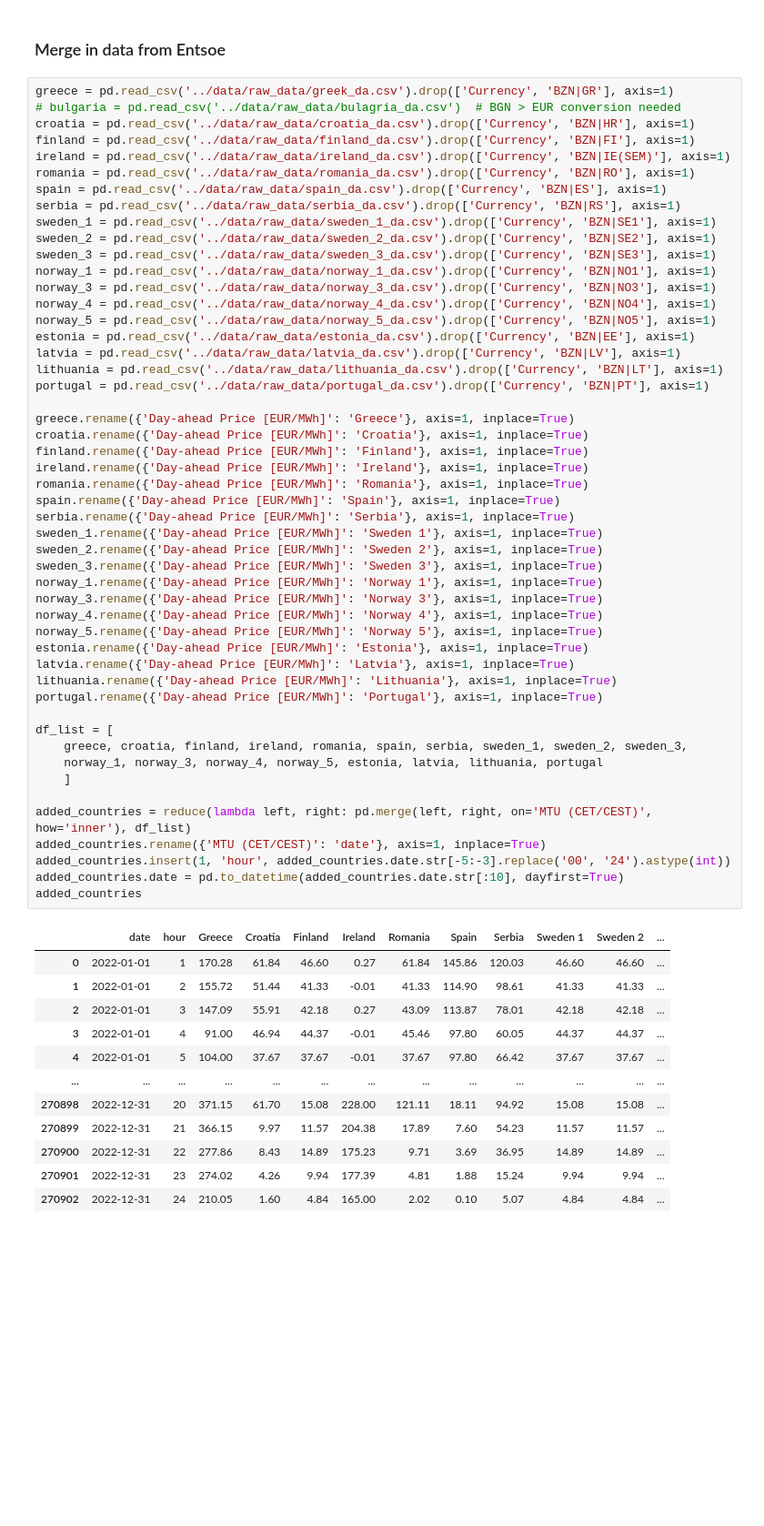
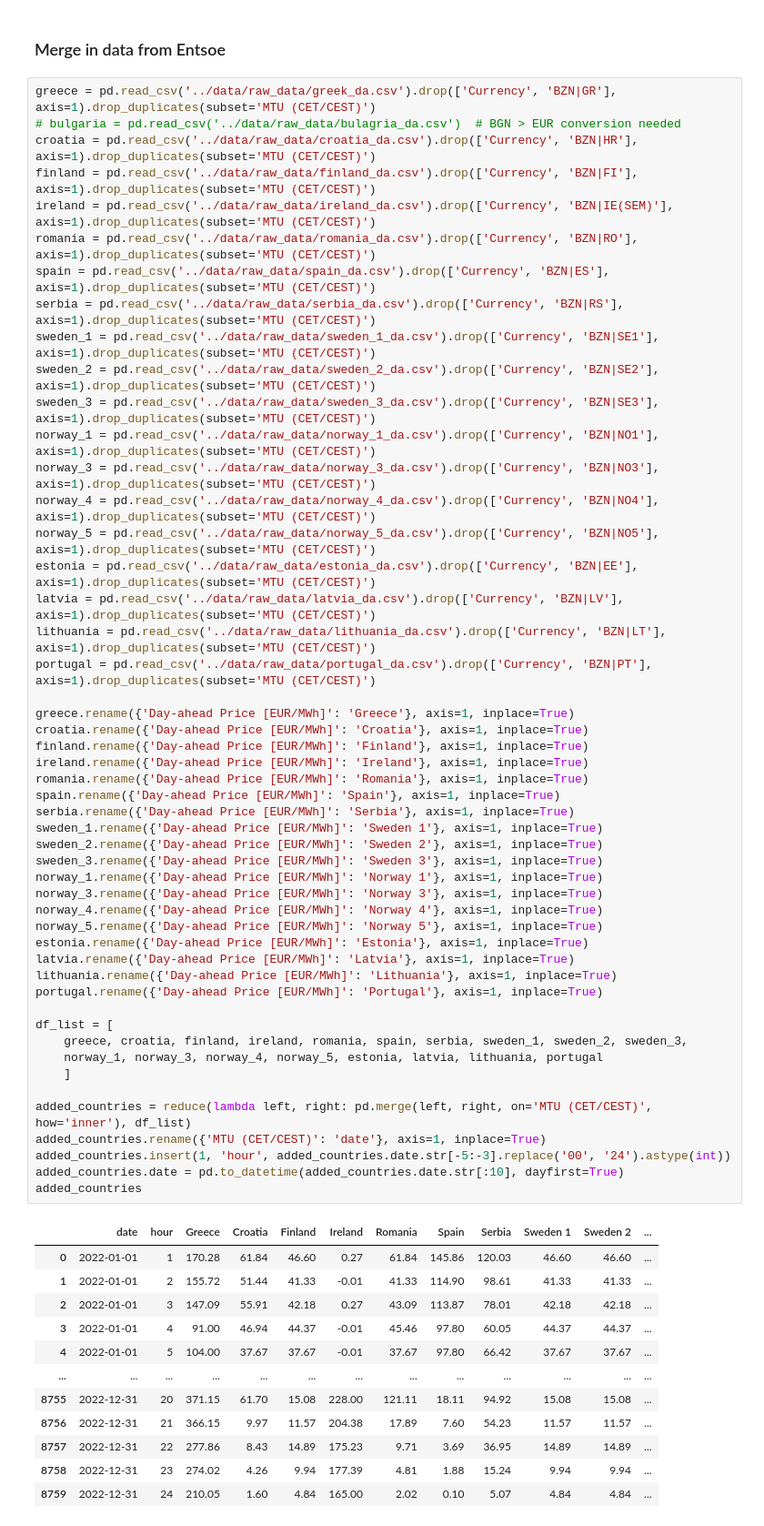
Before and after one commit to asadiceccarelli/eu-wholesale-analysis, a Jupyter notebook: scripts/clean_data.ipynb, the cells around one changed output. Shown at 91% size. Cells and saved outputs as stored; diff of their text form; blank space fills up the shorter version.

```diff
--- a/scripts/clean_data.ipynb
+++ b/scripts/clean_data.ipynb
@@ -160,25 +160,25 @@ df.head()
 # %% [markdown]
 ### Merge in data from Entsoe
 # %%
-greece = pd.read_csv('../data/raw_data/greek_da.csv').drop(['Currency', 'BZN|GR'], axis=1)
+greece = pd.read_csv('../data/raw_data/greek_da.csv').drop(['Currency', 'BZN|GR'], axis=1).drop_duplicates(subset='MTU (CET/CEST)')
 # bulgaria = pd.read_csv('../data/raw_data/bulagria_da.csv')  # BGN > EUR conversion needed
-croatia = pd.read_csv('../data/raw_data/croatia_da.csv').drop(['Currency', 'BZN|HR'], axis=1)
-finland = pd.read_csv('../data/raw_data/finland_da.csv').drop(['Currency', 'BZN|FI'], axis=1)
-ireland = pd.read_csv('../data/raw_data/ireland_da.csv').drop(['Currency', 'BZN|IE(SEM)'], axis=1)
-romania = pd.read_csv('../data/raw_data/romania_da.csv').drop(['Currency', 'BZN|RO'], axis=1)
-spain = pd.read_csv('../data/raw_data/spain_da.csv').drop(['Currency', 'BZN|ES'], axis=1)
-serbia = pd.read_csv('../data/raw_data/serbia_da.csv').drop(['Currency', 'BZN|RS'], axis=1)
-sweden_1 = pd.read_csv('../data/raw_data/sweden_1_da.csv').drop(['Currency', 'BZN|SE1'], axis=1)
-sweden_2 = pd.read_csv('../data/raw_data/sweden_2_da.csv').drop(['Currency', 'BZN|SE2'], axis=1)
-sweden_3 = pd.read_csv('../data/raw_data/sweden_3_da.csv').drop(['Currency', 'BZN|SE3'], axis=1)
-norway_1 = pd.read_csv('../data/raw_data/norway_1_da.csv').drop(['Currency', 'BZN|NO1'], axis=1)
-norway_3 = pd.read_csv('../data/raw_data/norway_3_da.csv').drop(['Currency', 'BZN|NO3'], axis=1)
-norway_4 = pd.read_csv('../data/raw_data/norway_4_da.csv').drop(['Currency', 'BZN|NO4'], axis=1)
-norway_5 = pd.read_csv('../data/raw_data/norway_5_da.csv').drop(['Currency', 'BZN|NO5'], axis=1)
-estonia = pd.read_csv('../data/raw_data/estonia_da.csv').drop(['Currency', 'BZN|EE'], axis=1)
-latvia = pd.read_csv('../data/raw_data/latvia_da.csv').drop(['Currency', 'BZN|LV'], axis=1)
-lithuania = pd.read_csv('../data/raw_data/lithuania_da.csv').drop(['Currency', 'BZN|LT'], axis=1)
-portugal = pd.read_csv('../data/raw_data/portugal_da.csv').drop(['Currency', 'BZN|PT'], axis=1)
+croatia = pd.read_csv('../data/raw_data/croatia_da.csv').drop(['Currency', 'BZN|HR'], axis=1).drop_duplicates(subset='MTU (CET/CEST)')
+finland = pd.read_csv('../data/raw_data/finland_da.csv').drop(['Currency', 'BZN|FI'], axis=1).drop_duplicates(subset='MTU (CET/CEST)')
+ireland = pd.read_csv('../data/raw_data/ireland_da.csv').drop(['Currency', 'BZN|IE(SEM)'], axis=1).drop_duplicates(subset='MTU (CET/CEST)')
+romania = pd.read_csv('../data/raw_data/romania_da.csv').drop(['Currency', 'BZN|RO'], axis=1).drop_duplicates(subset='MTU (CET/CEST)')
+spain = pd.read_csv('../data/raw_data/spain_da.csv').drop(['Currency', 'BZN|ES'], axis=1).drop_duplicates(subset='MTU (CET/CEST)')
+serbia = pd.read_csv('../data/raw_data/serbia_da.csv').drop(['Currency', 'BZN|RS'], axis=1).drop_duplicates(subset='MTU (CET/CEST)')
+sweden_1 = pd.read_csv('../data/raw_data/sweden_1_da.csv').drop(['Currency', 'BZN|SE1'], axis=1).drop_duplicates(subset='MTU (CET/CEST)')
+sweden_2 = pd.read_csv('../data/raw_data/sweden_2_da.csv').drop(['Currency', 'BZN|SE2'], axis=1).drop_duplicates(subset='MTU (CET/CEST)')
+sweden_3 = pd.read_csv('../data/raw_data/sweden_3_da.csv').drop(['Currency', 'BZN|SE3'], axis=1).drop_duplicates(subset='MTU (CET/CEST)')
+norway_1 = pd.read_csv('../data/raw_data/norway_1_da.csv').drop(['Currency', 'BZN|NO1'], axis=1).drop_duplicates(subset='MTU (CET/CEST)')
+norway_3 = pd.read_csv('../data/raw_data/norway_3_da.csv').drop(['Currency', 'BZN|NO3'], axis=1).drop_duplicates(subset='MTU (CET/CEST)')
+norway_4 = pd.read_csv('../data/raw_data/norway_4_da.csv').drop(['Currency', 'BZN|NO4'], axis=1).drop_duplicates(subset='MTU (CET/CEST)')
+norway_5 = pd.read_csv('../data/raw_data/norway_5_da.csv').drop(['Currency', 'BZN|NO5'], axis=1).drop_duplicates(subset='MTU (CET/CEST)')
+estonia = pd.read_csv('../data/raw_data/estonia_da.csv').drop(['Currency', 'BZN|EE'], axis=1).drop_duplicates(subset='MTU (CET/CEST)')
+latvia = pd.read_csv('../data/raw_data/latvia_da.csv').drop(['Currency', 'BZN|LV'], axis=1).drop_duplicates(subset='MTU (CET/CEST)')
+lithuania = pd.read_csv('../data/raw_data/lithuania_da.csv').drop(['Currency', 'BZN|LT'], axis=1).drop_duplicates(subset='MTU (CET/CEST)')
+portugal = pd.read_csv('../data/raw_data/portugal_da.csv').drop(['Currency', 'BZN|PT'], axis=1).drop_duplicates(subset='MTU (CET/CEST)')
 
 greece.rename({'Day-ahead Price [EUR/MWh]': 'Greece'}, axis=1, inplace=True)
 croatia.rename({'Day-ahead Price [EUR/MWh]': 'Croatia'}, axis=1, inplace=True)
@@ -190,35 +190,35 @@ serbia.rename({'Day-ahead Price [EUR/MWh]': 'Serbia'}, axis=1, inplace=True)
 sweden_1.rename({'Day-ahead Price [EUR/MWh]': 'Sweden 1'}, axis=1, inplace=True)
 sweden_2.rename({'Day-ahead Price [EUR/MWh]': 'Sweden 2'}, axis=1, inplace=True)
 sweden_3.rename({'Day-ahead Price [EUR/MWh]': 'Sweden 3'}, axis=1, inplace=True)
 norway_1.rename({'Day-ahead Price [EUR/MWh]': 'Norway 1'}, axis=1, inplace=True)
 norway_3.rename({'Day-ahead Price [EUR/MWh]': 'Norway 3'}, axis=1, inplace=True)
 norway_4.rename({'Day-ahead Price [EUR/MWh]': 'Norway 4'}, axis=1, inplace=True)
 norway_5.rename({'Day-ahead Price [EUR/MWh]': 'Norway 5'}, axis=1, inplace=True)
 estonia.rename({'Day-ahead Price [EUR/MWh]': 'Estonia'}, axis=1, inplace=True)
 latvia.rename({'Day-ahead Price [EUR/MWh]': 'Latvia'}, axis=1, inplace=True)
 lithuania.rename({'Day-ahead Price [EUR/MWh]': 'Lithuania'}, axis=1, inplace=True)
 portugal.rename({'Day-ahead Price [EUR/MWh]': 'Portugal'}, axis=1, inplace=True)
 
 df_list = [
     greece, croatia, finland, ireland, romania, spain, serbia, sweden_1, sweden_2, sweden_3,
     norway_1, norway_3, norway_4, norway_5, estonia, latvia, lithuania, portugal
     ]
 
 added_countries = reduce(lambda left, right: pd.merge(left, right, on='MTU (CET/CEST)', how='inner'), df_list)
 added_countries.rename({'MTU (CET/CEST)': 'date'}, axis=1, inplace=True)
 added_countries.insert(1, 'hour', added_countries.date.str[-5:-3].replace('00', '24').astype(int))
 added_countries.date = pd.to_datetime(added_countries.date.str[:10], dayfirst=True)
 added_countries
 # %% [output]
 |  | date | hour | Greece | Croatia | Finland | Ireland | Romania | Spain | Serbia | Sweden 1 | Sweden 2 | ... |
 | 0 | 2022-01-01 | 1 | 170.28 | 61.84 | 46.60 | 0.27 | 61.84 | 145.86 | 120.03 | 46.60 | 46.60 | ... |
 | 1 | 2022-01-01 | 2 | 155.72 | 51.44 | 41.33 | -0.01 | 41.33 | 114.90 | 98.61 | 41.33 | 41.33 | ... |
 | 2 | 2022-01-01 | 3 | 147.09 | 55.91 | 42.18 | 0.27 | 43.09 | 113.87 | 78.01 | 42.18 | 42.18 | ... |
 | 3 | 2022-01-01 | 4 | 91.00 | 46.94 | 44.37 | -0.01 | 45.46 | 97.80 | 60.05 | 44.37 | 44.37 | ... |
 | 4 | 2022-01-01 | 5 | 104.00 | 37.67 | 37.67 | -0.01 | 37.67 | 97.80 | 66.42 | 37.67 | 37.67 | ... |
 | ... | ... | ... | ... | ... | ... | ... | ... | ... | ... | ... | ... | ... |
-| 270898 | 2022-12-31 | 20 | 371.15 | 61.70 | 15.08 | 228.00 | 121.11 | 18.11 | 94.92 | 15.08 | 15.08 | ... |
-| 270899 | 2022-12-31 | 21 | 366.15 | 9.97 | 11.57 | 204.38 | 17.89 | 7.60 | 54.23 | 11.57 | 11.57 | ... |
-| 270900 | 2022-12-31 | 22 | 277.86 | 8.43 | 14.89 | 175.23 | 9.71 | 3.69 | 36.95 | 14.89 | 14.89 | ... |
-| 270901 | 2022-12-31 | 23 | 274.02 | 4.26 | 9.94 | 177.39 | 4.81 | 1.88 | 15.24 | 9.94 | 9.94 | ... |
-| 270902 | 2022-12-31 | 24 | 210.05 | 1.60 | 4.84 | 165.00 | 2.02 | 0.10 | 5.07 | 4.84 | 4.84 | ... |
+| 8755 | 2022-12-31 | 20 | 371.15 | 61.70 | 15.08 | 228.00 | 121.11 | 18.11 | 94.92 | 15.08 | 15.08 | ... |
+| 8756 | 2022-12-31 | 21 | 366.15 | 9.97 | 11.57 | 204.38 | 17.89 | 7.60 | 54.23 | 11.57 | 11.57 | ... |
+| 8757 | 2022-12-31 | 22 | 277.86 | 8.43 | 14.89 | 175.23 | 9.71 | 3.69 | 36.95 | 14.89 | 14.89 | ... |
+| 8758 | 2022-12-31 | 23 | 274.02 | 4.26 | 9.94 | 177.39 | 4.81 | 1.88 | 15.24 | 9.94 | 9.94 | ... |
+| 8759 | 2022-12-31 | 24 | 210.05 | 1.60 | 4.84 | 165.00 | 2.02 | 0.10 | 5.07 | 4.84 | 4.84 | ... |
```
Also changed, not shown: parts of 4 cells of this notebook, 8 other files.
